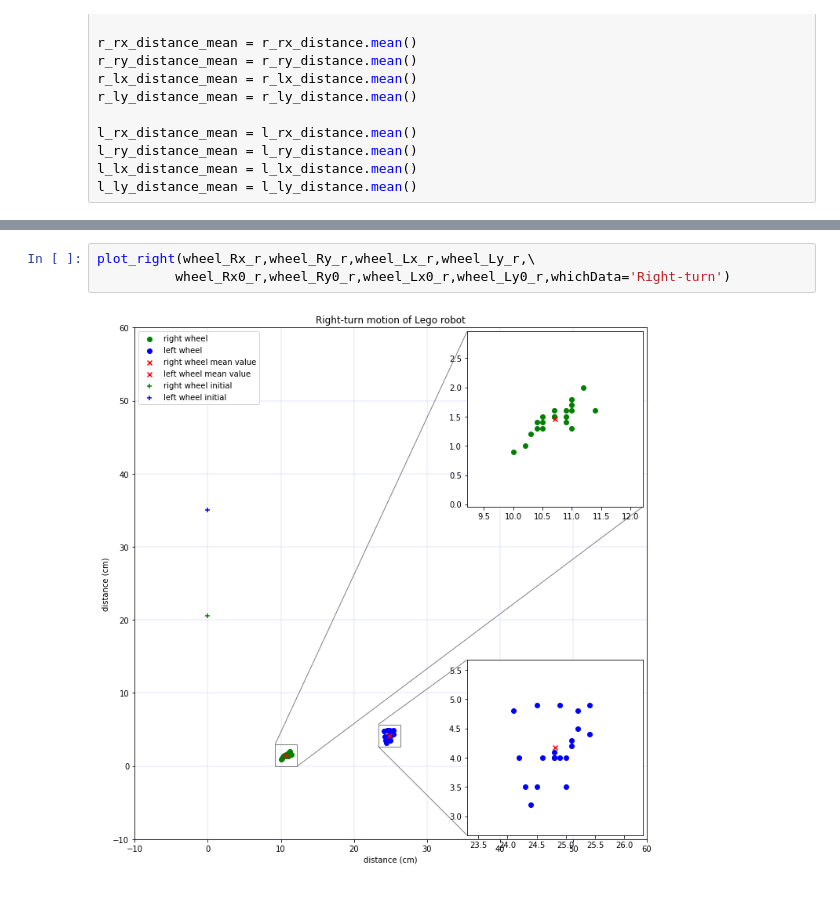
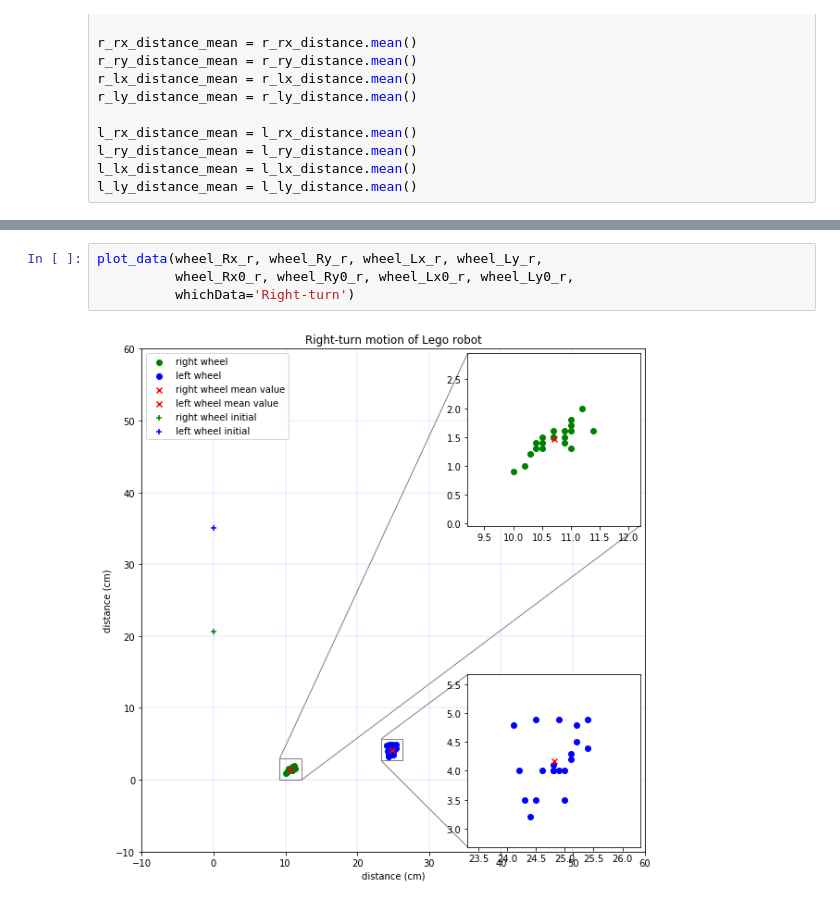
Before and after one commit to pranjaldhole/SEE, a Jupyter notebook: 20180426/SEEHomework_AbhishekPadalkar_MaxMensing_PranjalDhole_20180426.ipynb, the cells around one changed output, grey strips where cells are left out. Cells and saved outputs as stored; diff of their text form.

Commit message:
single plotting function

```diff
--- a/20180426/SEEHomework_AbhishekPadalkar_MaxMensing_PranjalDhole_20180426.ipynb
+++ b/20180426/SEEHomework_AbhishekPadalkar_MaxMensing_PranjalDhole_20180426.ipynb
@@ -258,5 +202,6 @@ def plot_right(rx, ry, lx, ly, rx0, ry0, lx0, ly0, whichData):
 # %%
-plot_right(wheel_Rx_r,wheel_Ry_r,wheel_Lx_r,wheel_Ly_r,\
-          wheel_Rx0_r,wheel_Ry0_r,wheel_Lx0_r,wheel_Ly0_r,whichData='Right-turn')
+plot_data(wheel_Rx_r, wheel_Ry_r, wheel_Lx_r, wheel_Ly_r,
+          wheel_Rx0_r, wheel_Ry0_r, wheel_Lx0_r, wheel_Ly0_r,
+          whichData='Right-turn')
 # %% [output]
-[figure, old version]
+[figure, new version]
```
Also changed, not shown: parts of 15 cells of this notebook, 7 other files.
